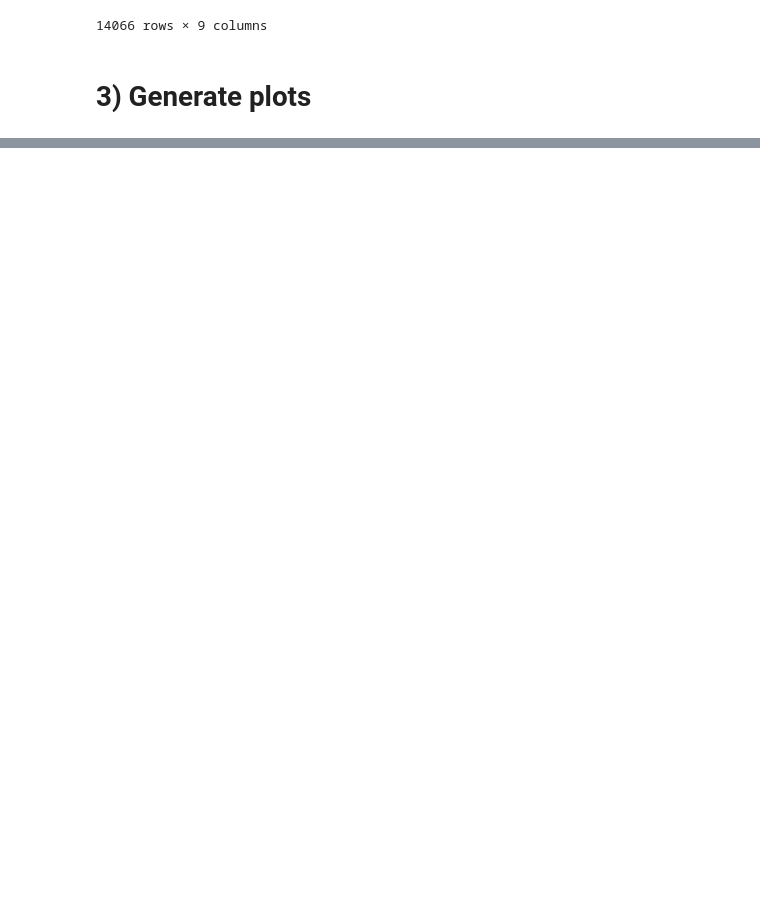
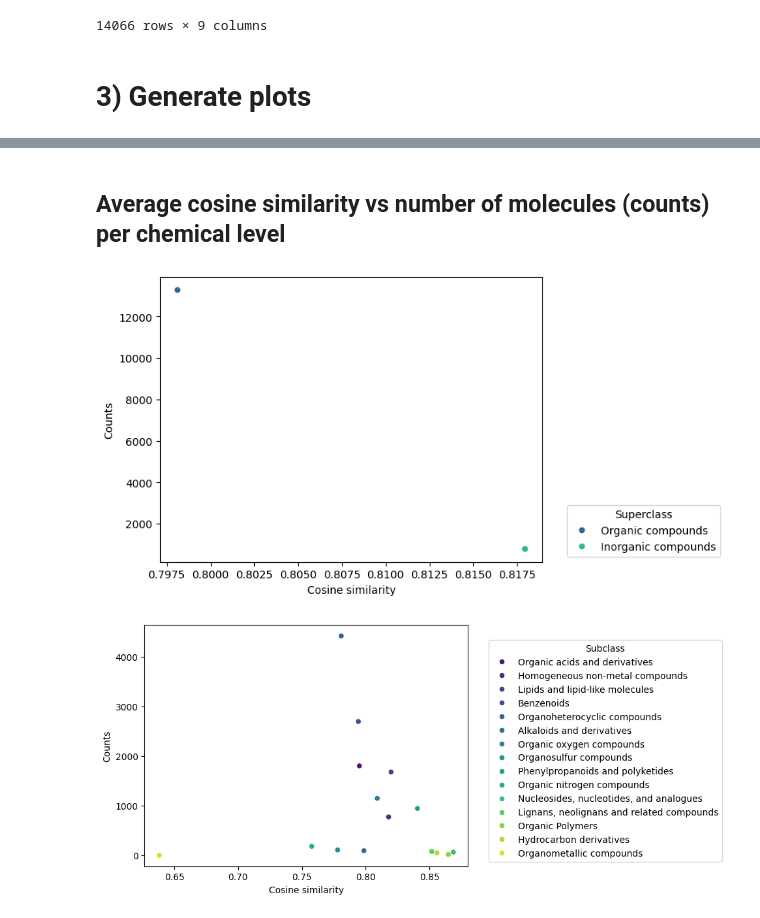
Before and after one commit to GorkSS/MassSpecGym, a Jupyter notebook: nb_plotting.ipynb, the cells around one changed output, grey strips where cells are left out. Drawn from its saved outputs; the diff is of its cells as text; code cells hidden in the pictures; blank space fills up the shorter version.

```diff
--- a/nb_plotting.ipynb
+++ b/nb_plotting.ipynb
@@ -140,0 +161,17 @@ for name in chemical_levels.keys():
+# %% [markdown]
+## Average cosine similarity vs number of molecules (counts) per chemical level
+# %%
+for name in list(chemical_levels.keys())[:2]:
+    aux_df = pd.DataFrame()
+    aux_df[name] = data_df[name].dropna().unique()
+    aux_df = aux_df.join(data_df.groupby(name)["cosine_sim"].mean(), on=name)
+    aux_df = aux_df.join(data_df[name].value_counts(), on=name)
+
+    p = sns.scatterplot(data=aux_df, x="cosine_sim", y="count", hue=name, palette='viridis')
+    p.legend(title=name.capitalize(), bbox_to_anchor=(1.05, 0), loc="lower left")
+    plt.xlabel('Cosine similarity')
+    plt.ylabel("Counts")
+    plt.show()
+# %% [output]
+[figure, added]
+[figure, added]
```
Also changed, not shown: parts of 6 cells of this notebook.
